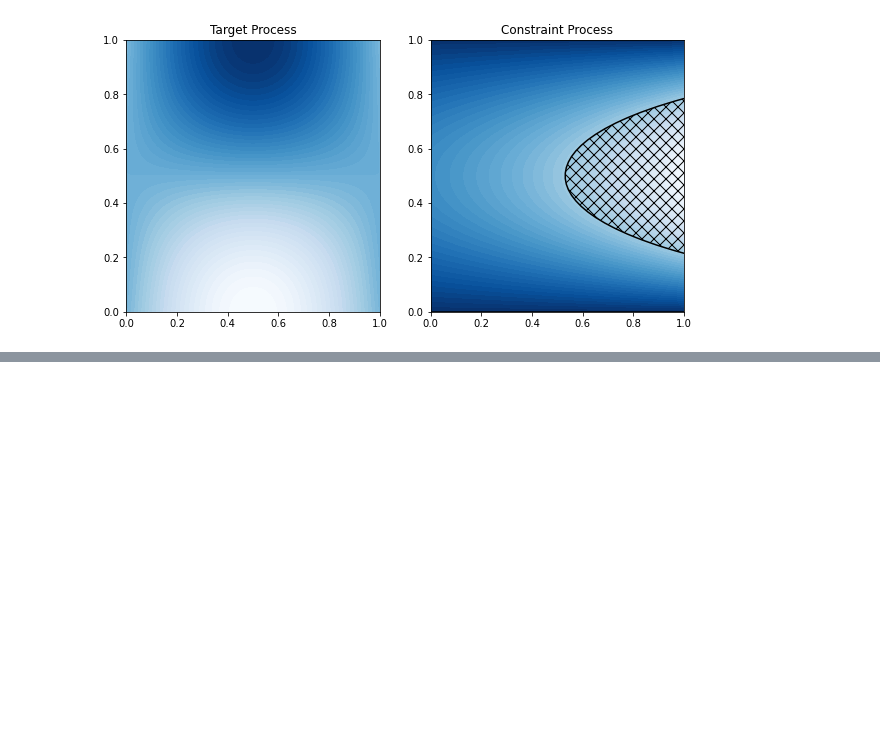
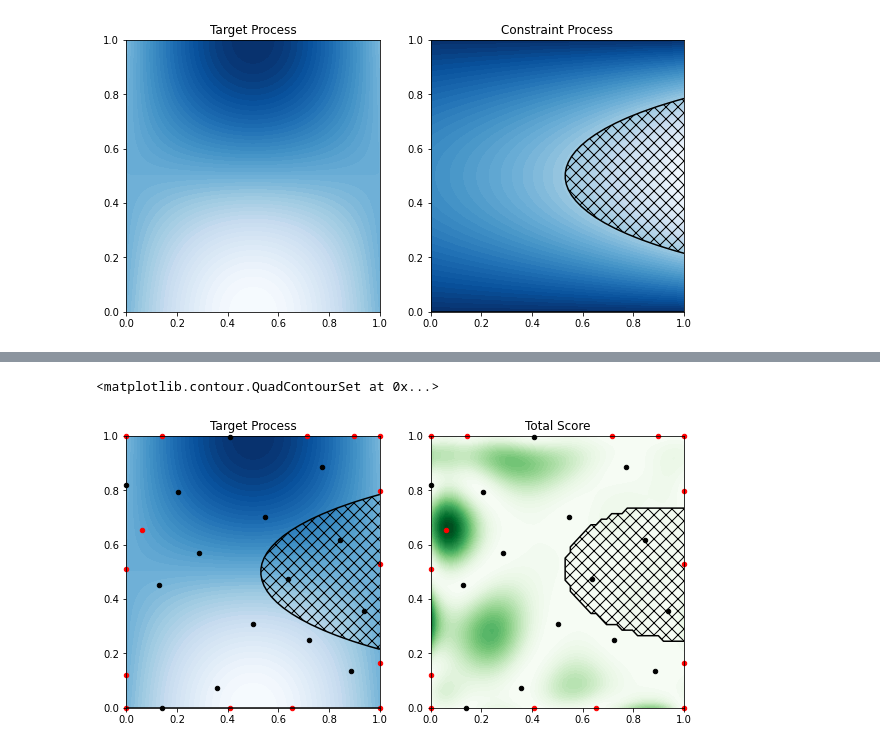
Before and after one commit to cheolheil/ALIEN, a Jupyter notebook: physcal_sim.ipynb, the cells around one changed output, grey strips where cells are left out. Saved outputs shown, nothing was run; the diff lists cells and outputs as text; code cells hidden in the pictures; blank space fills up the shorter version.

```diff
--- a/physcal_sim.ipynb
+++ b/physcal_sim.ipynb
@@ -95,0 +96,19 @@ Total number of additional failures: 0
+# %%
+# active learning
+X_segp = X_init.copy()
+y_segp = y_init.copy()
+z_segp = z_init.copy()
+c_segp = c_init.copy()
+
+for  i in range(budget):
+    score_segp = segp(XX, f_segp, h_segp)
+    x_new = np.atleast_2d(XX[np.argmax(score_segp)])
+    y_new = f(x_new)
+    z_new = h(x_new)
+    c_new = np.array(h(x_new) >= xi, dtype=int)
+    X_segp = np.vstack((X_segp, x_new))
+    y_segp = np.hstack((y_segp, y_new))
+    z_segp = np.hstack((z_segp, z_new))
+    c_segp = np.hstack((c_segp, c_new))
+    f_segp.fit(X_segp, y_segp)
+    h_segp.fit(X_segp, c_segp)
@@ -128,0 +161,19 @@ plt.show()
+# %%
+# visualize the result
+fig, ax = plt.subplots(1, 2, figsize=(10, 5))
+ax[0].set_title('Target Process')
+ax[0].contourf(X1, X2, YY.reshape(50, 50), 50, cmap='Blues_r')
+ax[0].scatter(X_init[:, 0], X_init[:, 1], c='k', s=20, clip_on=False)
+ax[0].scatter(X_segp[n0:, 0], X_segp[n0:, 1], c='r', s=20, clip_on=False)
+ax[0].contour(X1, X2, ZZ.reshape(50, 50), colors='k', levels=[0, xi, np.inf])
+ax[0].contourf(X1, X2, ZZ.reshape(50, 50), colors='none', levels=[0, xi, np.inf], hatches=[None, 'xx', '/'])
+
+ax[1].set_title('Total Score')
+ax[1].contourf(X1, X2, score_segp.reshape(50, 50), 50, cmap='Greens')
+ax[1].scatter(X_init[:, 0], X_init[:, 1], c='k', s=20, clip_on=False)
+ax[1].scatter(X_segp[n0:, 0], X_segp[n0:, 1], c='r', s=20, clip_on=False)
+ax[1].contour(X1, X2, ZZ_segp.reshape(50, 50), colors='k', levels=[-np.inf, 0, np.inf])
+ax[1].contourf(X1, X2, ZZ_segp.reshape(50, 50), colors='none', levels=[-np.inf, 0, np.inf], hatches=[None, 'xx', '/'])
+# %% [output]
+<matplotlib.contour.QuadContourSet at 0x...>
+[figure, added]
```
Also changed, not shown: parts of 7 cells of this notebook, 1 other file.
